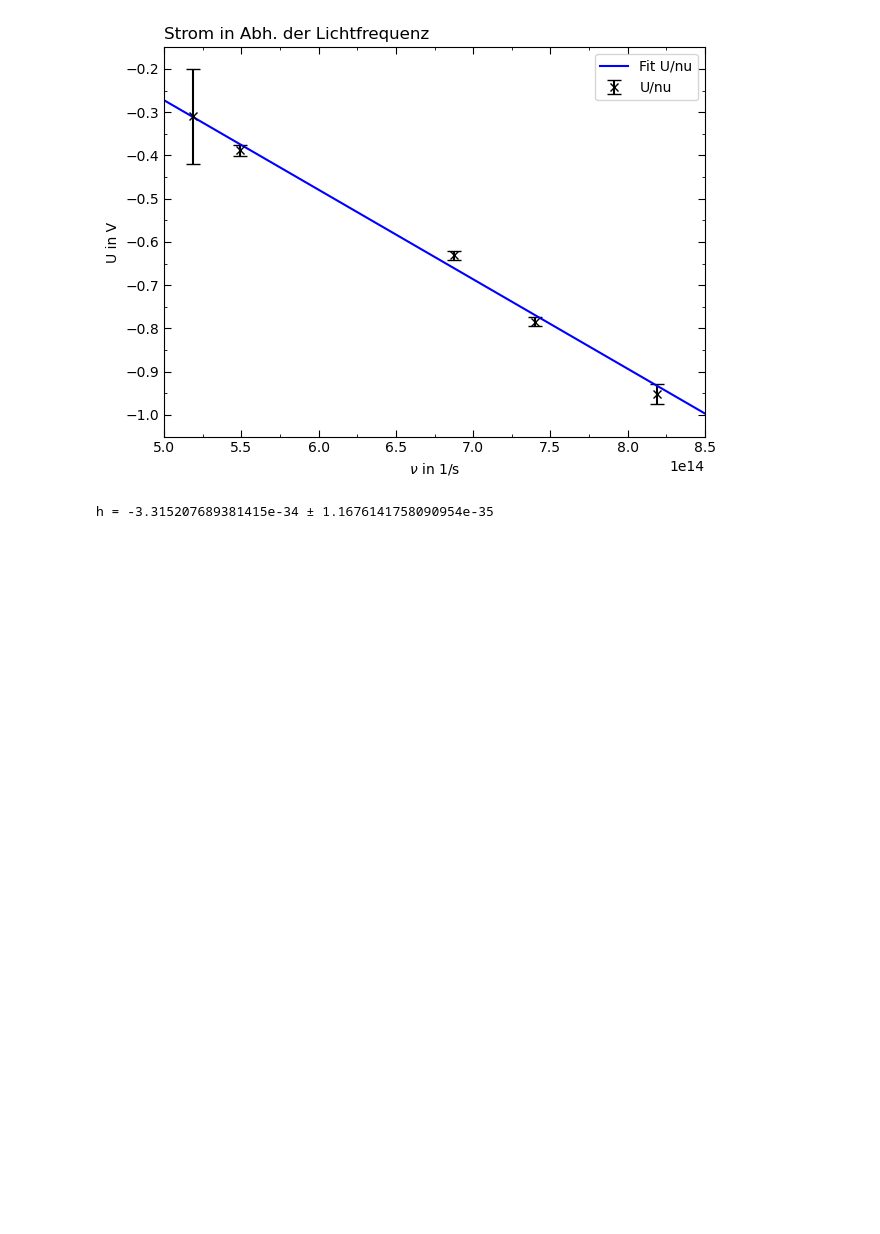
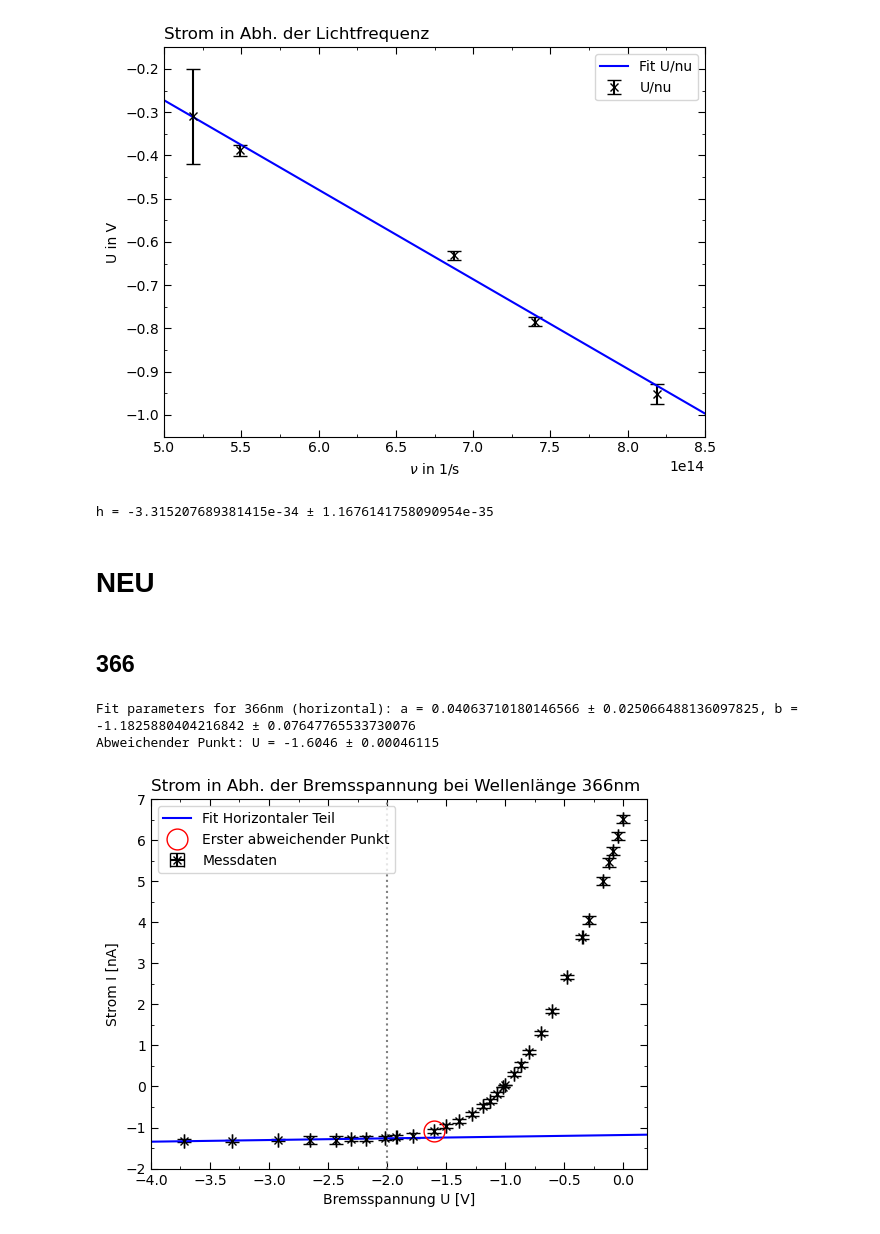
Before and after one commit to Bonsai-Tr33/C-Praktikum, a Jupyter notebook: 45/Evaluation/2.1.ipynb, the cells around one changed output. Saved outputs shown, nothing was run; the diff lists cells and outputs as text; code cells hidden in the pictures; blank space fills up the shorter version.

```diff
--- a/45/Evaluation/2.1.ipynb
+++ b/45/Evaluation/2.1.ipynb
@@ -474,3 +476,58 @@ Fit parameters for U/nu: a = -2.0691898876996197e-15 ± 7.287674473781492e-17, b
 print(f'h = {paramsnu[0]*e} ± {errorsnu[0]*e}')
 # %% [output]
 h = -3.315207689381415e-34 ± 1.1676141758090954e-35
+# %% [markdown]
+# NEU
+# %% [markdown]
+## 366
+# %%
+# set fit range
+AP366 = 21
+limH = -2
+
+maskH = U366[:, 0] <= limH
+U366H = U366[maskH]
+I366H = I366[maskH]
+
+fit_range = np.linspace(-5, 5, 100)
+
+maskHS = fit_range <= limH
+maskHD = fit_range >= limH
+
+# Fitting
+params366H, cov366H = opt.curve_fit(lin, [x[0] for x in U366H], [x[0] for x in I366H], sigma=[x[1] for x in I366H], absolute_sigma=True)
+errors366H = np.sqrt(np.diag(cov366H))
+print(f'Fit parameters for 366nm (horizontal): a = {params366H[0]} ± {errors366H[0]}, b = {params366H[1]} ± {errors366H[1]}')
+
+print(f'Abweichender Punkt: U = {U366[AP366][0]} ± {U366[AP366][1]}')
+
+
+# plotting
+plt.errorbar([x[0] for x in U366], [x[0] for x in I366],xerr=[x[1] for x in U366], yerr=[x[1] for x in I366], capsize=5, label='Messdaten', color='black', marker='x', linestyle='None') # plot with error bars
+plt.plot(fit_range, lin(fit_range, params366H[0], params366H[1]), label='Fit Horizontaler Teil', color='blue') # plot fit line
+plt.axvline(x=limH, color='grey', linestyle=':')
+plt.plot(U366[AP366][0], I366[AP366][0], 'o', markersize=15, markerfacecolor='none', markeredgecolor='red', markeredgewidth=1, label='Erster abweichender Punkt')
+
+plt.xlabel('Bremsspannung U [V]')
+plt.ylabel('Strom I [nA]')
+plt.title('Strom in Abh. der Bremsspannung bei Wellenlänge 366nm', loc='left')
+plt.legend()
+
+# locating and arranging ticks
+plt.gca().yaxis.set_minor_locator(AutoMinorLocator(2))
+plt.gca().xaxis.set_minor_locator(AutoMinorLocator(2))
+plt.tick_params(axis='both', which='minor', direction='in', right=True, top=True)
+plt.tick_params(axis='both', which='major', direction='in', right=True, top=True, length=5)
+
+# limiting and setting plot layout
+plt.ylim(-2, 7)
+plt.xlim(-4, 0.2)
+# plt.tight_layout()
+
+# plot location
+plt.savefig(img_path / 'Planck366.png')
+plt.show() # shows plot every run of the code, used for debugging
+# %% [output]
+Fit parameters for 366nm (horizontal): a = 0.04063710180146566 ± 0.025066488136097825, b = -1.1825880404216842 ± 0.07647765533730076
+Abweichender Punkt: U = -1.6046 ± 0.00046115
+[figure, added]
```
Also changed, not shown: parts of 9 cells of this notebook, 10 other files.
